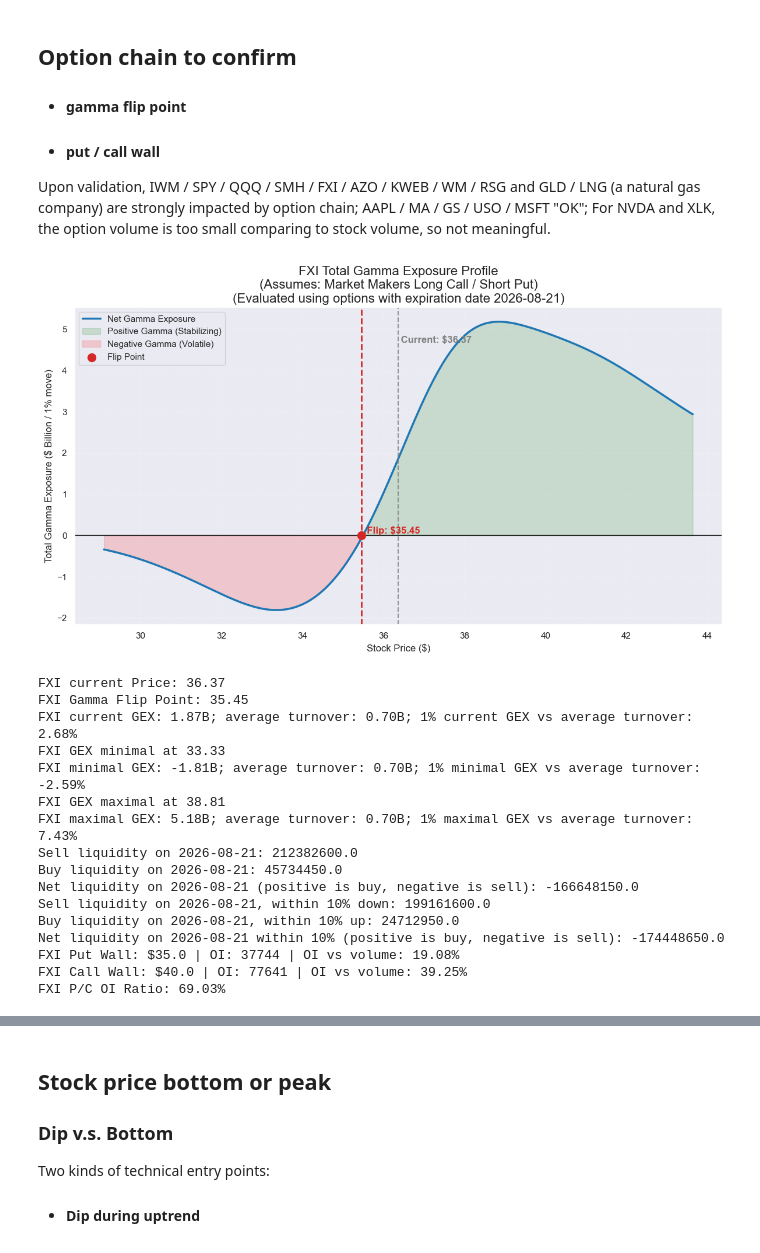
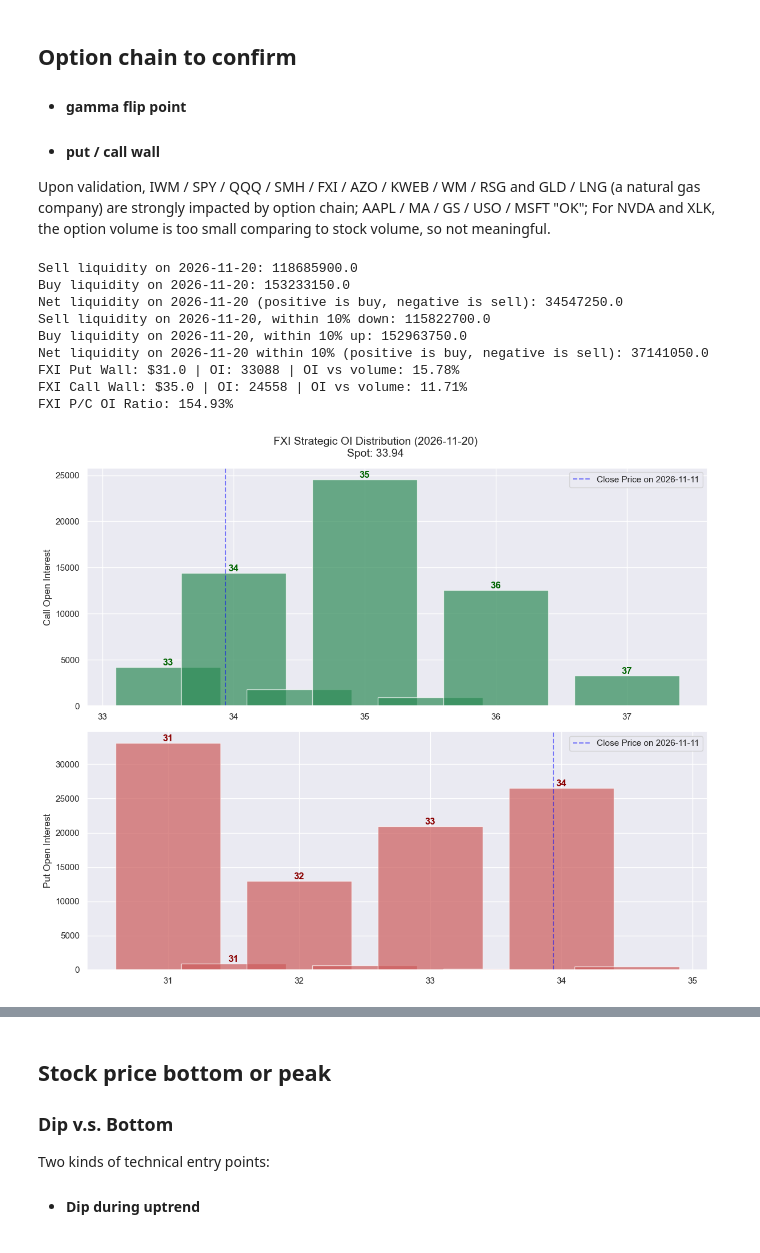
Before and after one commit to Yuchen-Peng/trading_strategy, a Jupyter notebook: notebooks/Quantitative_model.ipynb, the cells around one changed output, grey strips where cells are left out. Cells and saved outputs as stored; diff of their text form; code cells hidden in the pictures.

```diff
--- a/notebooks/Quantitative_model.ipynb
+++ b/notebooks/Quantitative_model.ipynb
@@ -117,23 +117,16 @@ def plot_bi_modal_volume_profile(df, start_date, bins=100, open_vol_pct=0.20, ka
 Upon validation, IWM / SPY / QQQ / SMH / FXI / AZO / KWEB / WM / RSG and GLD / LNG (a natural gas company) are strongly impacted by option chain; AAPL / MA / GS / USO / MSFT "OK"; For NVDA and XLK, the option volume is too small comparing to stock volume, so not meaningful.
 # %%
 # ktec: hengsheng keji
-flip_price, current_gex_value = quant.find_gamma_flip('fxi')
-quant.get_option_walls("fxi", "2026-08-21")
+# flip_price, current_gex_value = quant.find_gamma_flip('fxi')
+quant.get_option_walls("fxi", "2026-11-20")
 # %% [output]
+Sell liquidity on 2026-11-20: 118685900.0
+Buy liquidity on 2026-11-20: 153233150.0
+Net liquidity on 2026-11-20 (positive is buy, negative is sell): 34547250.0
+Sell liquidity on 2026-11-20, within 10% down: 115822700.0
+Buy liquidity on 2026-11-20, within 10% up: 152963750.0
+Net liquidity on 2026-11-20 within 10% (positive is buy, negative is sell): 37141050.0
+FXI Put Wall: $31.0 | OI: 33088 | OI vs volume: 15.78%
+FXI Call Wall: $35.0 | OI: 24558 | OI vs volume: 11.71%
+FXI P/C OI Ratio: 154.93%
-[figure, old version]
+[figure, new version]
-FXI current Price: 36.37
-FXI Gamma Flip Point: 35.45
-FXI current GEX: 1.87B; average turnover: 0.70B; 1% current GEX vs average turnover: 2.68%
-FXI GEX minimal at 33.33
-FXI minimal GEX: -1.81B; average turnover: 0.70B; 1% minimal GEX vs average turnover: -2.59%
-FXI GEX maximal at 38.81
-FXI maximal GEX: 5.18B; average turnover: 0.70B; 1% maximal GEX vs average turnover: 7.43%
-Sell liquidity on 2026-08-21: 212382600.0
-Buy liquidity on 2026-08-21: 45734450.0
-Net liquidity on 2026-08-21 (positive is buy, negative is sell): -166648150.0
-Sell liquidity on 2026-08-21, within 10% down: 199161600.0
-Buy liquidity on 2026-08-21, within 10% up: 24712950.0
-Net liquidity on 2026-08-21 within 10% (positive is buy, negative is sell): -174448650.0
-FXI Put Wall: $35.0 | OI: 37744 | OI vs volume: 19.08%
-FXI Call Wall: $40.0 | OI: 77641 | OI vs volume: 39.25%
-FXI P/C OI Ratio: 69.03%
```
Also changed, not shown: parts of 18 cells of this notebook, 4 other files.
